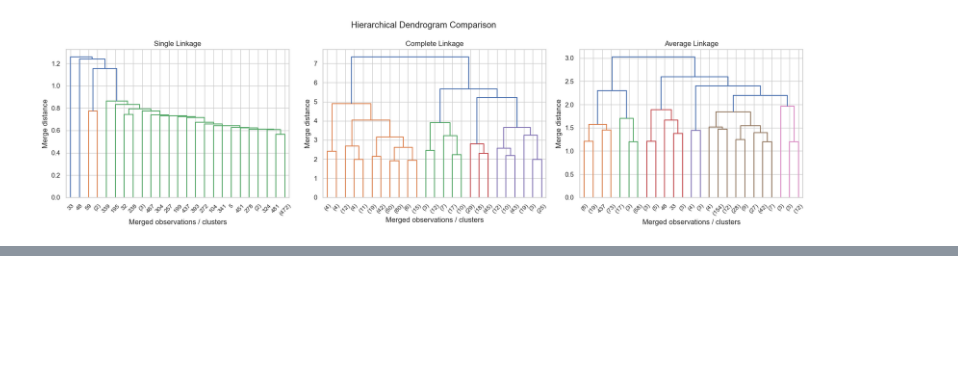
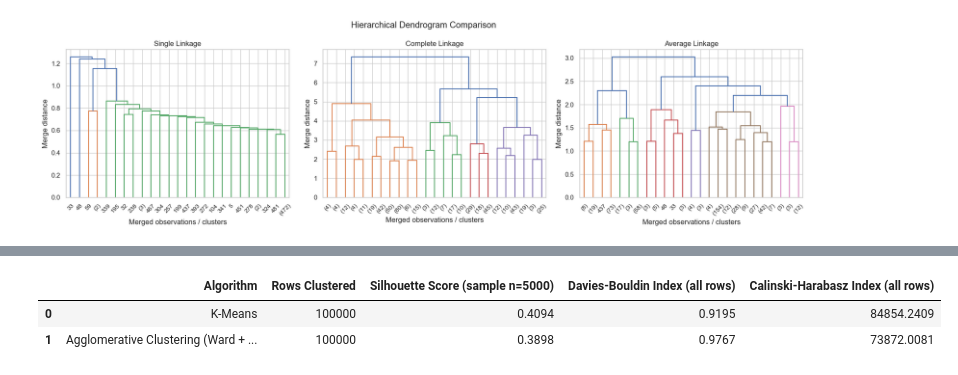
Before and after one commit to Roots26Hz/ChargeIQ, a Jupyter notebook: notebooks/clustering.ipynb, the cells around one changed output, grey strips where cells are left out. Saved outputs shown, nothing was run; the diff lists cells and outputs as text; code cells hidden in the pictures; blank space fills up the shorter version.

```diff
--- a/notebooks/clustering.ipynb
+++ b/notebooks/clustering.ipynb
@@ -318,0 +395,30 @@ plt.show()
+# %%
+# Exact Silhouette computation on 100,000 rows is expensive (pairwise distances).
+# Estimate it on the same reproducible subset for both algorithms. Davies-Bouldin
+# and Calinski-Harabasz are computed using all rows and all cluster labels.
+METRIC_SAMPLE_SIZE = min(5000, len(X_scaled))
+rng = np.random.default_rng(RANDOM_STATE)
+metric_indices = np.sort(rng.choice(len(X_scaled), size=METRIC_SAMPLE_SIZE, replace=False))
+
+
+def evaluate_clustering(X_data, labels, name):
+    return {
+        "Algorithm": name,
+        "Rows Clustered": len(labels),
+        f"Silhouette Score (sample n={METRIC_SAMPLE_SIZE})": silhouette_score(
+            X_data[metric_indices], labels[metric_indices]
+        ),
+        "Davies-Bouldin Index (all rows)": davies_bouldin_score(X_data, labels),
+        "Calinski-Harabasz Index (all rows)": calinski_harabasz_score(X_data, labels)
+    }
+
+clustering_results_df = pd.DataFrame([
+    evaluate_clustering(X_scaled, kmeans_labels, "K-Means"),
+    evaluate_clustering(X_scaled, agg_labels, "Agglomerative Clustering (Ward + kNN connectivity)")
+])
+
+display(clustering_results_df.round(4))
+# %% [output]
+|  | Algorithm | Rows Clustered | Silhouette Score (sample n=5000) | Davies-Bouldin Index (all rows) | Calinski-Harabasz Index (all rows) |
+| 0 | K-Means | 100000 | 0.4094 | 0.9195 | 84854.2409 |
+| 1 | Agglomerative Clustering (Ward + ... | 100000 | 0.3898 | 0.9767 | 73872.0081 |
```
Also changed, not shown: parts of 5 cells of this notebook.
